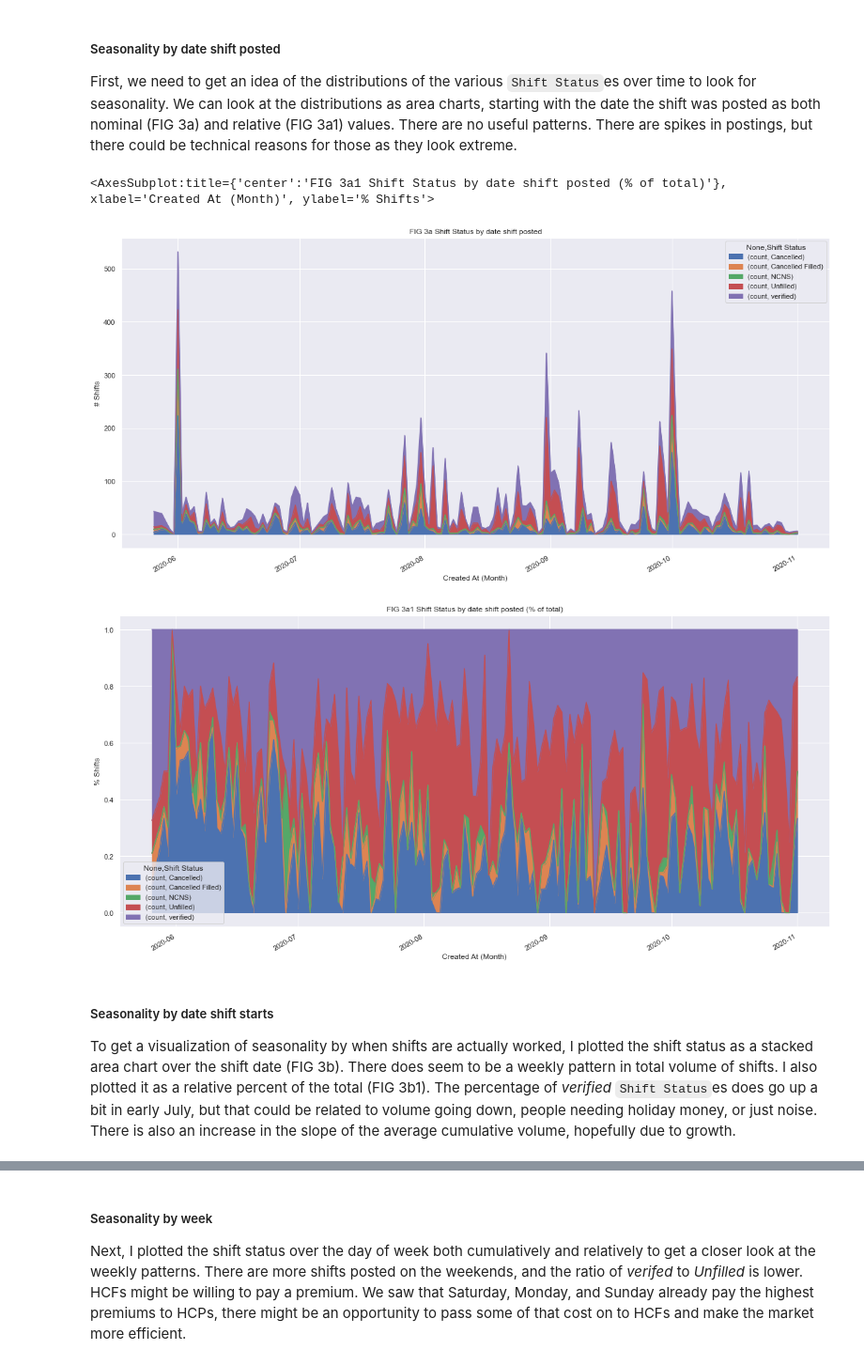
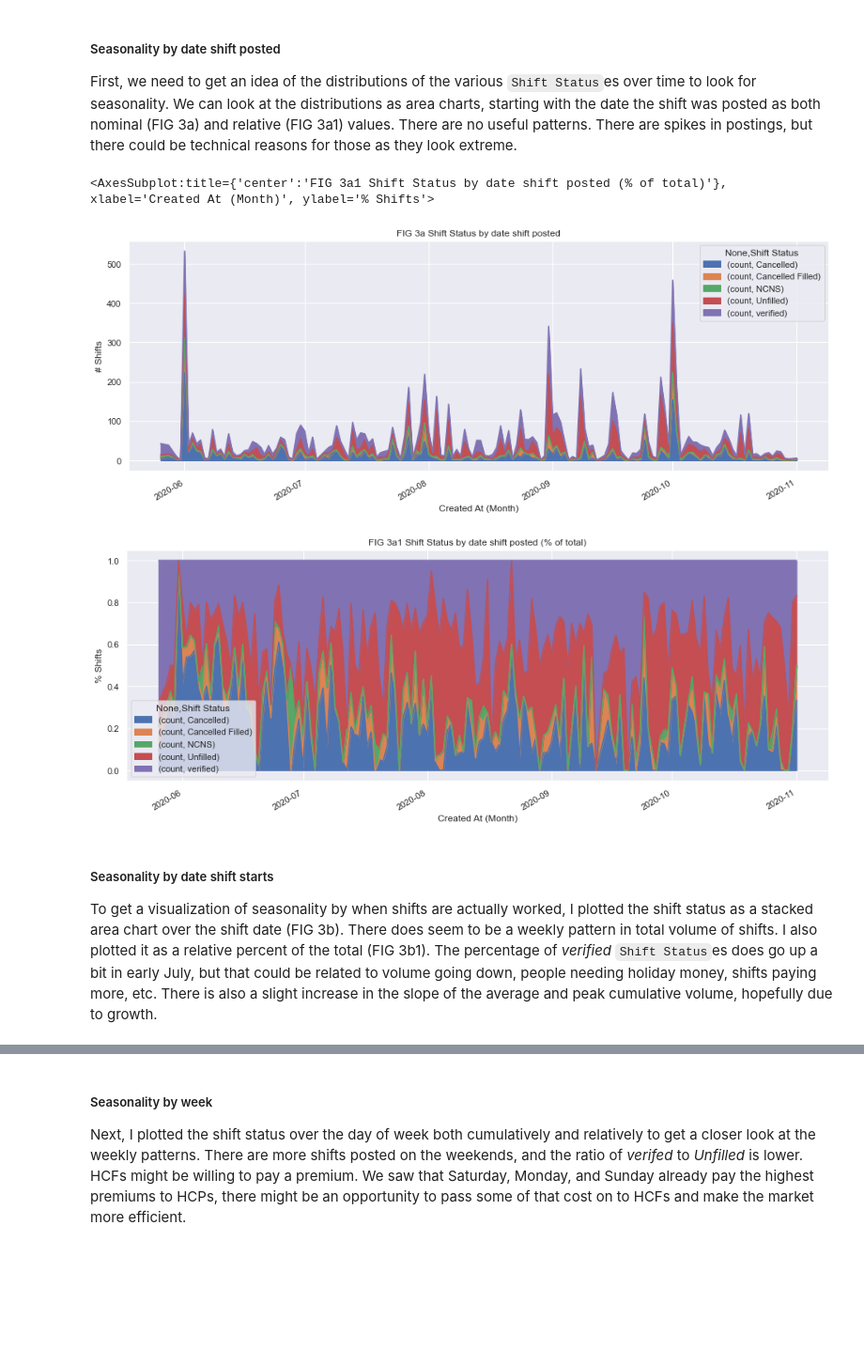
Before and after one commit to bootstrapt/clipboard-health-wbd-notebook, a Jupyter notebook: pricing_wbd.ipynb, the cells around one changed output, grey strips where cells are left out. Shown at 94% size. Cells and saved outputs as stored; diff of their text form; code cells hidden in the pictures; blank space fills up the shorter version.

Commit message:
cleaned up graph display

```diff
--- a/pricing_wbd.ipynb
+++ b/pricing_wbd.ipynb
@@ -241,9 +242,9 @@ for c in category_columns:
 
 # FIG 2
 ## create translation dict {agent_type: mode charge_rate_hourly} (see references [2] for source of mode equation)
-mode_crh_by_hcp = dict(tr_shift_data.query('hcp_id != ""').groupby('hcp_id')['charge_rate_hourly'].agg(lambda x: scipy.stats.mode(x)[0]).round(2))
+mode_crh_by_hcp = dict(tr_shift_data.query('hcp_id != ""').groupby('hcp_id')['charge_rate_hourly'].agg(lambda x: stats.mode(x)[0]).round(2))
 mode_crh_by_hcp[''] = 0
-mode_crh_by_hcp_hcf = dict(tr_shift_data.query('hcp_id != ""').groupby(['hcp_id', 'hcf_id'])['charge_rate_hourly'].agg(lambda x: scipy.stats.mode(x)[0]).round(2))
+mode_crh_by_hcp_hcf = dict(tr_shift_data.query('hcp_id != ""').groupby(['hcp_id', 'hcf_id'])['charge_rate_hourly'].agg(lambda x: stats.mode(x)[0]).round(2))
 mode_crh_by_hcp_hcf[''] = 0
 
 ## add columns with mean/mode charge rates (for verified shift calulated by agent type)
@@ -537,20 +539,20 @@ First, we need to get an idea of the distributions of the various `Shift Status`
 # %%
 # FIG 3a Shift Status by date posted
 shift_status_by_day_posted = tr_shift_data[['Created At (Month)', 'Shift Status']].value_counts().rename('count').to_frame()
 shift_status_by_day_posted_pt = shift_status_by_day_posted.pivot_table(index=['Created At (Month)'], columns=['Shift Status'], values=['count'], aggfunc=np.sum).fillna(0.0).apply(np.int64)
-shift_status_by_day_posted_pt.plot.area(figsize=(20,10), ylabel='# Shifts', title='FIG 3a Shift Status by date shift posted')
+shift_status_by_day_posted_pt.plot.area(figsize=(16,6), ylabel='# Shifts', title='FIG 3a Shift Status by date shift posted')
 
 # FIG 3a1 Shift Status by date posted (% of total)
 shift_status_by_day_posted_pt = shift_status_by_day_posted_pt.divide(shift_status_by_day_posted_pt.sum(axis=1), axis=0)
-shift_status_by_day_posted_pt.plot.area(figsize=(20,10), ylabel='% Shifts', title='FIG 3a1 Shift Status by date shift posted (% of total)')
+shift_status_by_day_posted_pt.plot.area(figsize=(16,6), ylabel='% Shifts', title='FIG 3a1 Shift Status by date shift posted (% of total)')
 # %% [output]
 <AxesSubplot:title={'center':'FIG 3a1 Shift Status by date shift posted (% of total)'}, xlabel='Created At (Month)', ylabel='% Shifts'>
-[figure, old version]
+[figure, new version]
-[figure, old version]
+[figure, new version]
 # %% [markdown]
 ##### Seasonality by date shift starts
 
-To get a visualization of seasonality by when shifts are actually worked, I plotted the shift status as a stacked area chart over the shift date (FIG 3b). There does seem to be a weekly pattern in total volume of shifts. I also plotted it as a relative percent of the total (FIG 3b1). The percentage of _verified_ `Shift Status`es does go up a bit in early July, but that could be related to volume going down, people needing holiday money, or just noise. There is also an increase in the slope of the average cumulative volume, hopefully due to growth.
+To get a visualization of seasonality by when shifts are actually worked, I plotted the shift status as a stacked area chart over the shift date (FIG 3b). There does seem to be a weekly pattern in total volume of shifts. I also plotted it as a relative percent of the total (FIG 3b1). The percentage of _verified_ `Shift Status`es does go up a bit in early July, but that could be related to volume going down, people needing holiday money, shifts paying more, etc. There is also a slight increase in the slope of the average and peak cumulative volume, hopefully due to growth.
 # %%
 # FIG 3b Shift Status by date shift starts
 shift_status_by_day = tr_shift_data[['Shift Start (Month)', 'Shift Status']].value_counts().rename('Shifts Count').to_frame()
```
Also changed, not shown: parts of 12 cells of this notebook.
